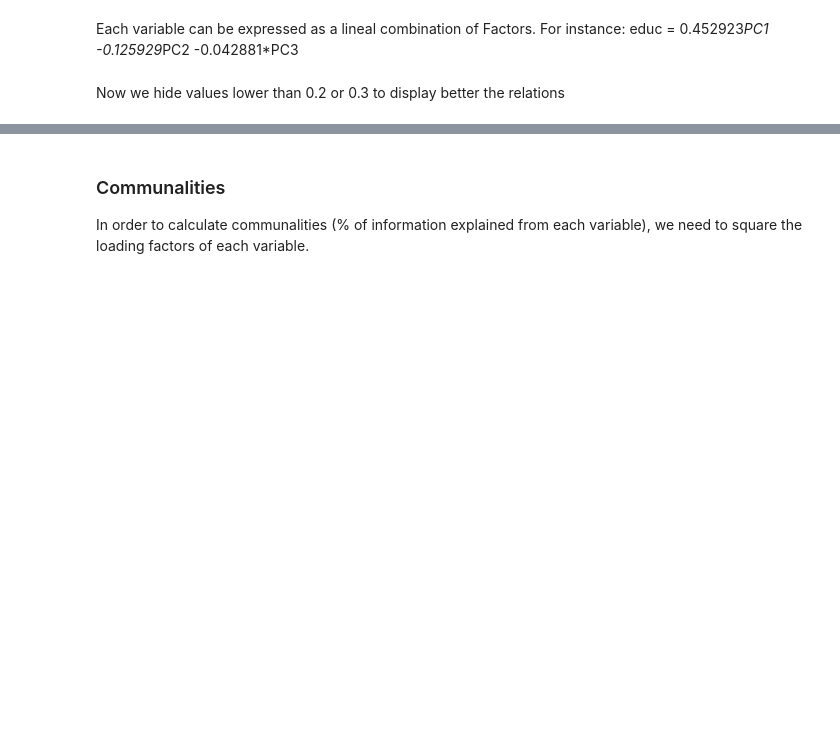
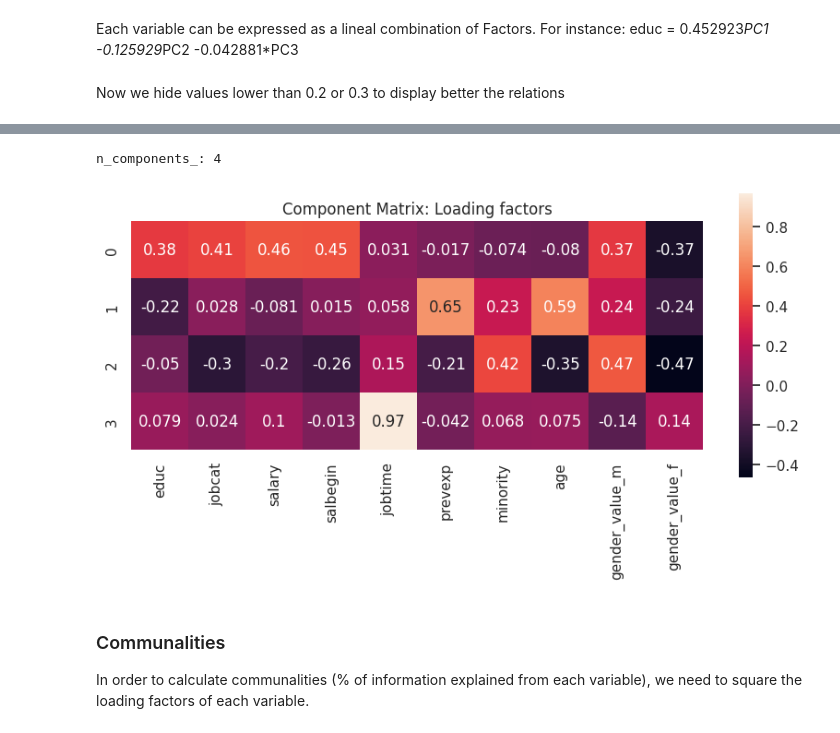
Before and after one commit to nerealegui/Python-Data-Analysis, a Jupyter notebook: ml_scripts/dimension_reduction.ipynb, the cells around one changed output, grey strips where cells are left out. Saved outputs shown, nothing was run; the diff lists cells and outputs as text; code cells hidden in the pictures; blank space fills up the shorter version.

```diff
--- a/ml_scripts/dimension_reduction.ipynb
+++ b/ml_scripts/dimension_reduction.ipynb
@@ -288,17 +372,25 @@ dfloading2
 # %%
-# For display reasons, we don't show all components if more than 50 (same for input variables)
-n_components_to_show = min(50, sklearn_pca_final.n_components_)
-n_input_features = sklearn_pca_final.components_.shape[1]
+print("n_components_:", sklearn_pca_final.n_components_)
+n_components_to_show = 4 if sklearn_pca_final.n_components_ > 4 else sklearn_pca_final.n_components_
+n_input_features = sklearn_pca_final.components_.shape[1]  # Get the number of input features
 
-decomp_df = pd.DataFrame(sklearn_pca_final.components_[0:n_components_to_show],
-                            columns=df.columns)
-if decomp_df.shape[1] > 50:
-    decomp_df = decomp_df[decomp_df.columns[0:50]]
+# Create the DataFrame for PCA components
+decomp_df = pd.DataFrame(sklearn_pca_final.components_[:n_components_to_show], columns=df.columns[:n_input_features])
 
-fig = plt.figure(figsize=(n_input_features, n_components_to_show))
+# Limit the number of input features to 10 if there are more
+if decomp_df.shape[1] > 10:
+    decomp_df = decomp_df[decomp_df.columns[:10]]  # Only show up to 10 features
+
+# Plot the heatmap
+fig = plt.figure(figsize=(decomp_df.shape[1], n_components_to_show))  # Adjust figure size based on actual data
 sns.set(font_scale=1)
 sns.heatmap(decomp_df, square=True, annot=True).set(title='Component Matrix: Loading factors')
 sns.set(font_scale=1)
+
+plt.show()
+# %% [output]
+n_components_: 4
+[figure, added]
 # %% [markdown]
 ### Communalities
 In order to calculate communalities (% of information explained from each variable), we need to square the loading factors of each variable.
```
Also changed, not shown: parts of 24 cells of this notebook, 4 other files.
